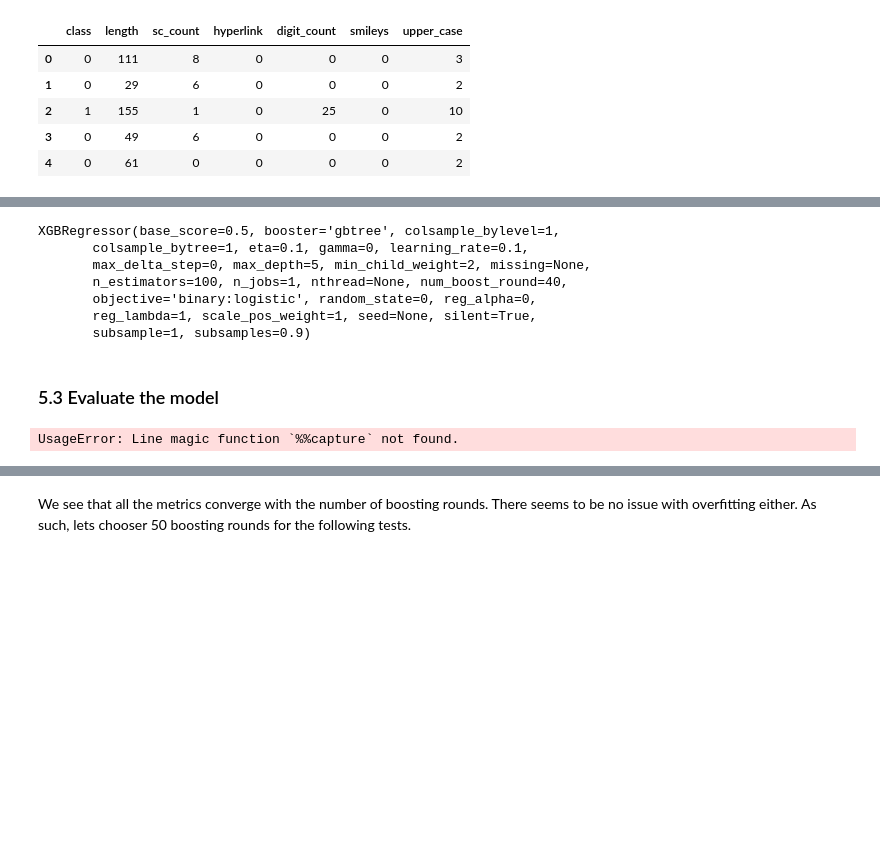
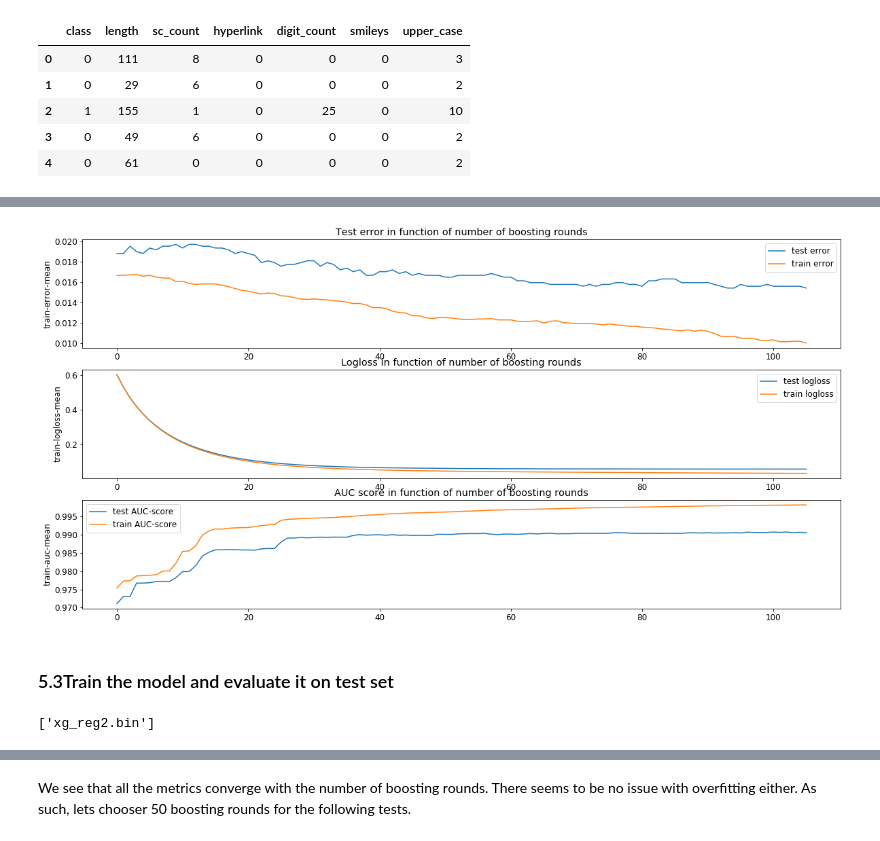
Before and after one commit to rickschneider95/Sms_Spam_Detection, a Jupyter notebook: Final/SMS_SPAM_FINAL_NOTEBOOK.ipynb, the cells around one changed output, grey strips where cells are left out. Drawn from its saved outputs; the diff is of its cells as text; code cells hidden in the pictures; blank space fills up the shorter version.

```diff
--- a/Final/SMS_SPAM_FINAL_NOTEBOOK.ipynb
+++ b/Final/SMS_SPAM_FINAL_NOTEBOOK.ipynb
@@ -1109,3 +1128,37 @@ X_train, X_test, y_train, y_test = train_test_split(X, y, test_size=0.15, random
+# %%
+test_error = result.loc[:,"test-error-mean"]
+train_error = result.loc[:,"train-error-mean"]
+test_logloss = result.loc[:,"test-logloss-mean"]
+train_logloss = result.loc[:,"train-logloss-mean"]
+test_auc = result.loc[:,"test-auc-mean"]
+train_auc = result.loc[:,"train-auc-mean"]
+n = range(len(test_auc))
+
+fig = plt.figure(figsize=(20, 10))
+ax1 = fig.add_subplot(3,1,1)
+ax2 = fig.add_subplot(3,1,2)
+ax3 = fig.add_subplot(3,1,3)
+
+sns.lineplot(n,test_error,ax=ax1,label="test error")
+sns.lineplot(n,train_error,ax=ax1, label="train error")
+ax1.set_title("Test error in function of number of boosting rounds")
+ax1.legend()
+
+sns.lineplot(n,test_logloss,ax=ax2,label="test logloss")
+sns.lineplot(n,train_logloss,ax=ax2,label="train logloss")
+ax2.set_title("Logloss in function of number of boosting rounds")
+ax2.legend()
+
+sns.lineplot(n,test_auc,ax=ax3,label="test AUC-score")
+sns.lineplot(n,train_auc,ax=ax3,label="train AUC-score")
+ax3.set_title("AUC score in function of number of boosting rounds")
+ax3.legend()
+
+plt.show()
+# %% [output]
+[figure, added]
+# %% [markdown]
+### 5.3Train the model and evaluate it on test set
 # %%
 
 xg_reg = xgb.XGBRegressor(max_depth=5,
@@ -1113,32 +1166,13 @@ xg_reg = xgb.XGBRegressor(max_depth=5,
                           min_child_weight = 2,
                           subsamples = 0.9,
                           objective = "binary:logistic",
-                          num_boost_round=40
+                          num_boost_round=106
                          )
 #make prediction:
 xg_reg.fit(X_train,y_train)
+
+xg_reg.save_model("xg_reg")
+import joblib
+joblib.dump(xg_reg,"xg_reg2.bin")
 # %% [output]
-XGBRegressor(base_score=0.5, booster='gbtree', colsample_bylevel=1,
-       colsample_bytree=1, eta=0.1, gamma=0, learning_rate=0.1,
-       max_delta_step=0, max_depth=5, min_child_weight=2, missing=None,
-       n_estimators=100, n_jobs=1, nthread=None, num_boost_round=40,
-       objective='binary:logistic', random_state=0, reg_alpha=0,
-       reg_lambda=1, scale_pos_weight=1, seed=None, silent=True,
-       subsample=1, subsamples=0.9)
+['xg_reg2.bin']
-# %% [markdown]
-### 5.3 Evaluate the model
-# %%
-#CROSS VALIDATION
-
-%%capture
-#generate classifier:
-params={"max_depth":5,
-        "min_child_weight":2,
-        "eta": 0.1,
-        "subsamples":0.9,
-        "objective" : "binary:logistic",
-        "eval_metric": ["error","logloss","auc"]}
-rounds = 200
-result = xgb.cv(params=params, nfold=5, dtrain=dmatrix, num_boost_round=rounds, as_pandas=True, seed=10,early_stopping_rounds=50)
-# %% [output]
-UsageError: Line magic function `%%capture` not found.
```
Also changed, not shown: parts of 30 cells of this notebook, 6 other files.
